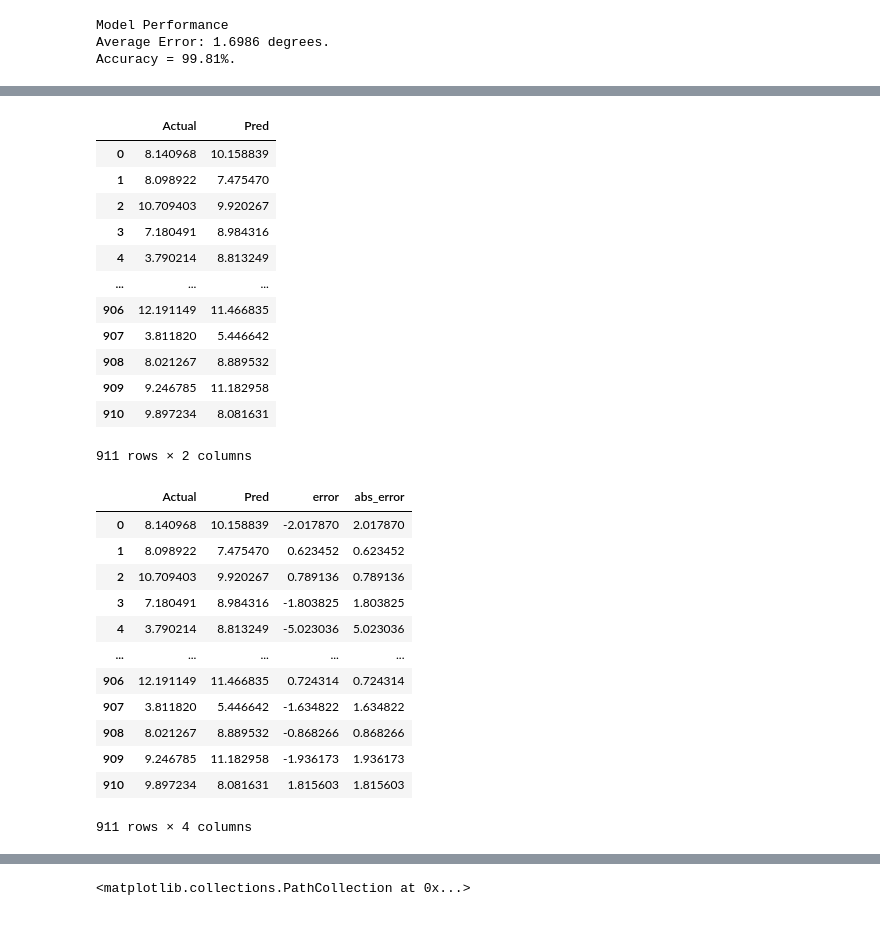
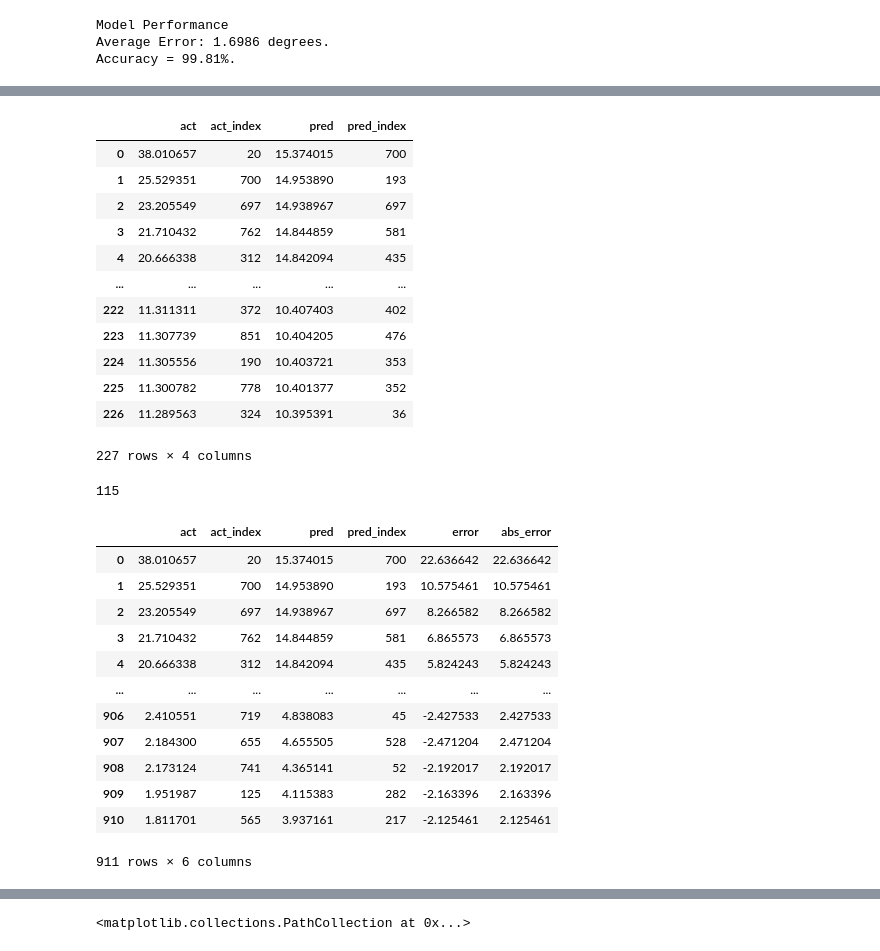
Before and after one commit to sdguerrette/capstone_project, a Jupyter notebook: code/ML_models/regressors/rf_regression_cases_pct.ipynb, the cells around one changed output, grey strips where cells are left out. Saved outputs shown, nothing was run; the diff lists cells and outputs as text; code cells hidden in the pictures.

Commit message:
results ranking comparison.

```diff
--- a/code/ML_models/regressors/rf_regression_cases_pct.ipynb
+++ b/code/ML_models/regressors/rf_regression_cases_pct.ipynb
@@ -199,6 +197,8 @@ Average Error: 1.6986 degrees.
 Accuracy = 99.81%.
 # %%
 # turn model prediction into dataframe
-preds = pd.DataFrame(base_model.predict(X_test_scaled))
+preds = pd.DataFrame(base_model.predict(X_test_scaled), columns = ['pred'])
+preds['pred_index'] = preds.index
+preds.sort_values(by = ['pred'], ascending = False, ignore_index = True, inplace = True)
 preds
 # %% [output]
@@ -218,5 +218,7 @@ preds
 # %%
 # turn y_test into dataframe
-actual_cases_df = pd.DataFrame(y_test)
-actual_cases_df
+actuals = pd.DataFrame(y_test, columns = ['act'])
+actuals['act_index'] = actual_cases_df.index
+actuals.sort_values(by = ['act'],ascending = False, ignore_index = True, inplace =True)
+actuals
 # %% [output]
@@ -236,19 +238,19 @@ actual_cases_df
 # %%
 # merge predictions and actuals into dataframe
-results = actual_cases_df.merge(preds, how = 'inner', left_index=True, right_index=True)
-results = results.rename(columns = {'0_x':'Actual', '0_y':'Pred'})
-results
+results = actuals.merge(preds, how = 'inner', left_index=True, right_index=True)
+ranked = results.head(227)
+ranked
 # %% [output]
-|  | Actual | Pred |
-| 0 | 8.140968 | 10.158839 |
-| 1 | 8.098922 | 7.475470 |
-| 2 | 10.709403 | 9.920267 |
-| 3 | 7.180491 | 8.984316 |
-| 4 | 3.790214 | 8.813249 |
-| ... | ... | ... |
-| 906 | 12.191149 | 11.466835 |
-| 907 | 3.811820 | 5.446642 |
-| 908 | 8.021267 | 8.889532 |
-| 909 | 9.246785 | 11.182958 |
-| 910 | 9.897234 | 8.081631 |
+|  | act | act_index | pred | pred_index |
+| 0 | 38.010657 | 20 | 15.374015 | 700 |
+| 1 | 25.529351 | 700 | 14.953890 | 193 |
+| 2 | 23.205549 | 697 | 14.938967 | 697 |
+| 3 | 21.710432 | 762 | 14.844859 | 581 |
+| 4 | 20.666338 | 312 | 14.842094 | 435 |
+| ... | ... | ... | ... | ... |
+| 222 | 11.311311 | 372 | 10.407403 | 402 |
+| 223 | 11.307739 | 851 | 10.404205 | 476 |
+| 224 | 11.305556 | 190 | 10.403721 | 353 |
+| 225 | 11.300782 | 778 | 10.401377 | 352 |
+| 226 | 11.289563 | 324 | 10.395391 | 36 |
-911 rows × 2 columns
+227 rows × 4 columns
@@ -255,19 +265,23 @@ results
+# %%
+correct
+# %% [output]
+115
 # %%
 # check how big the errors are on each prediction
-results['error'] = results['Actual']-results['Pred']
+results['error'] = results['act']-results['pred']
 results['abs_error'] = abs(results['error'])
 results
 # %% [output]
-|  | Actual | Pred | error | abs_error |
-| 0 | 8.140968 | 10.158839 | -2.017870 | 2.017870 |
-| 1 | 8.098922 | 7.475470 | 0.623452 | 0.623452 |
-| 2 | 10.709403 | 9.920267 | 0.789136 | 0.789136 |
-| 3 | 7.180491 | 8.984316 | -1.803825 | 1.803825 |
-| 4 | 3.790214 | 8.813249 | -5.023036 | 5.023036 |
-| ... | ... | ... | ... | ... |
-| 906 | 12.191149 | 11.466835 | 0.724314 | 0.724314 |
-| 907 | 3.811820 | 5.446642 | -1.634822 | 1.634822 |
-| 908 | 8.021267 | 8.889532 | -0.868266 | 0.868266 |
-| 909 | 9.246785 | 11.182958 | -1.936173 | 1.936173 |
-| 910 | 9.897234 | 8.081631 | 1.815603 | 1.815603 |
+|  | act | act_index | pred | pred_index | error | abs_error |
+| 0 | 38.010657 | 20 | 15.374015 | 700 | 22.636642 | 22.636642 |
+| 1 | 25.529351 | 700 | 14.953890 | 193 | 10.575461 | 10.575461 |
+| 2 | 23.205549 | 697 | 14.938967 | 697 | 8.266582 | 8.266582 |
+| 3 | 21.710432 | 762 | 14.844859 | 581 | 6.865573 | 6.865573 |
+| 4 | 20.666338 | 312 | 14.842094 | 435 | 5.824243 | 5.824243 |
+| ... | ... | ... | ... | ... | ... | ... |
+| 906 | 2.410551 | 719 | 4.838083 | 45 | -2.427533 | 2.427533 |
+| 907 | 2.184300 | 655 | 4.655505 | 528 | -2.471204 | 2.471204 |
+| 908 | 2.173124 | 741 | 4.365141 | 52 | -2.192017 | 2.192017 |
+| 909 | 1.951987 | 125 | 4.115383 | 282 | -2.163396 | 2.163396 |
+| 910 | 1.811701 | 565 | 3.937161 | 217 | -2.125461 | 2.125461 |
-911 rows × 4 columns
+911 rows × 6 columns
```
Also changed, not shown: parts of 7 cells of this notebook, 2 other files.
